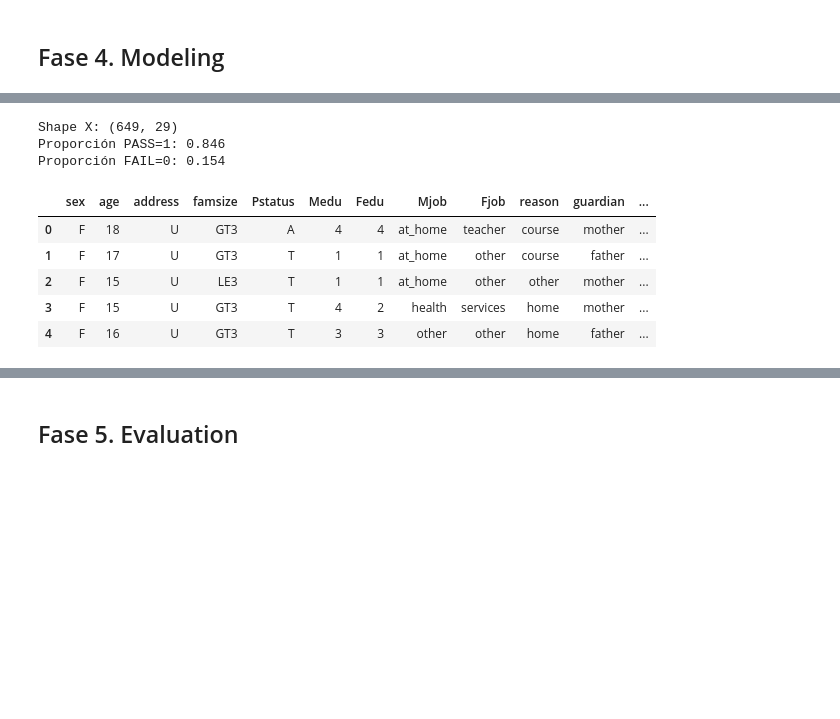
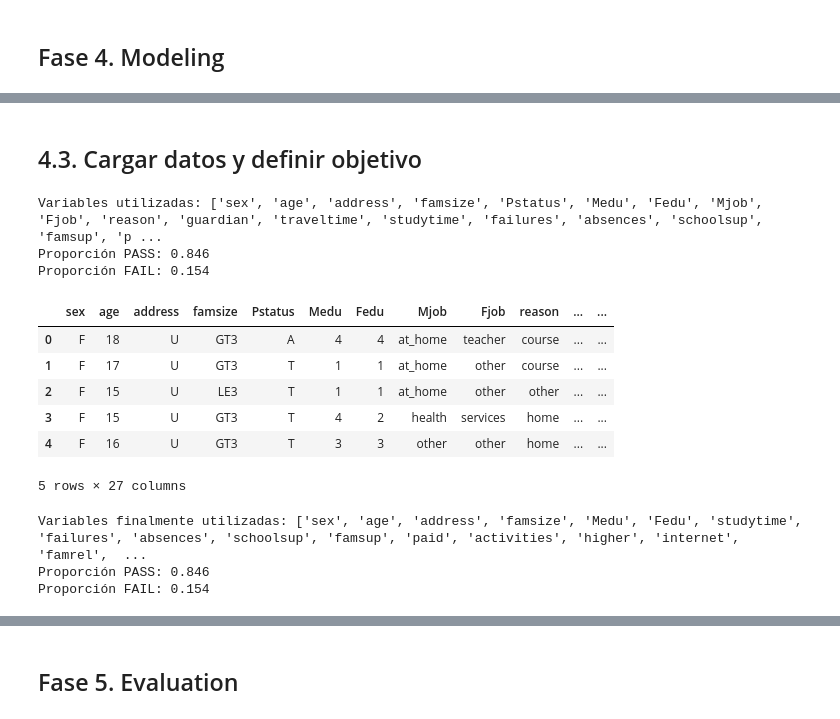
Before and after one commit to AlvaroXD12/demost, a Jupyter notebook: Habito_Estudiantil_Desempeño_CRISP-DM.ipynb, the cells around one changed output, grey strips where cells are left out. Drawn from its saved outputs; the diff is of its cells as text; code cells hidden in the pictures; blank space fills up the shorter version.

```diff
--- a/Habito_Estudiantil_Desempeño_CRISP-DM.ipynb
+++ b/Habito_Estudiantil_Desempeño_CRISP-DM.ipynb
@@ -1522,44 +1583,77 @@ Name: corr, dtype: float64
+# %% [markdown]
+## 4.3. Cargar datos y definir objetivo
 # %%
-# =========================================
+# ============================================
 # 1) Cargar datos y objetivo (PASS / FAIL)
-# =========================================
+# ============================================
 import os, warnings
 import numpy as np
 import pandas as pd
-import joblib
 warnings.filterwarnings("ignore")
 
 RANDOM_STATE = 42
 np.random.seed(RANDOM_STATE)
 
-DATA_FILE = "students_data_clean.csv"   # <-- tu archivo limpio
-TARGET    = "target_pass"               # 0 = FAIL, 1 = PASS
-
-assert os.path.exists(DATA_FILE), f"No se encuentra {DATA_FILE}"
+# Archivo ya limpio
+DATA_FILE = "students_data_clean.csv"
+TARGET     = "target_pass"   # 1 = PASS, 0 = FAIL
 
 # Cargar dataset limpio
 df = pd.read_csv(DATA_FILE)
 
-# y: variable objetivo binaria (ya está en 0/1, solo nos aseguramos que sea int)
+# --------------------------------------------
+# Eliminar variables NO aptas para colegio adventista
+# --------------------------------------------
+cols_to_drop = ["Dalc", "Walc", "goout"]  # alcohol + vida nocturna
+df = df.drop(columns=[c for c in cols_to_drop if c in df.columns])
+
+# --------------------------------------------
+# Definir X e y
+# --------------------------------------------
 y = df[TARGET].astype(int)
-
-# X: todas las variables explicativas (por ahora solo quitamos el target)
 X = df.drop(columns=[TARGET])
 
-print("Shape X:", X.shape)
-print("Proporción PASS=1:", (y == 1).mean().round(3))
-print("Proporción FAIL=0:", (y == 0).mean().round(3))
+print("Variables utilizadas:", list(X.columns))
+print("Proporción PASS:",  y.mean().round(3))
+print("Proporción FAIL:", (1 - y.mean()).round(3))
 
-# Vista rápida
 df.head()
 # %% [output]
-Shape X: (649, 29)
-Proporción PASS=1: 0.846
-Proporción FAIL=0: 0.154
+Variables utilizadas: ['sex', 'age', 'address', 'famsize', 'Pstatus', 'Medu', 'Fedu', 'Mjob', 'Fjob', 'reason', 'guardian', 'traveltime', 'studytime', 'failures', 'absences', 'schoolsup', 'famsup', 'p ...
+Proporción PASS: 0.846
+Proporción FAIL: 0.154
-|  | sex | age | address | famsize | Pstatus | Medu | Fedu | Mjob | Fjob | reason | guardian | ... |
-| 0 | F | 18 | U | GT3 | A | 4 | 4 | at_home | teacher | course | mother | ... |
-| 1 | F | 17 | U | GT3 | T | 1 | 1 | at_home | other | course | father | ... |
-| 2 | F | 15 | U | LE3 | T | 1 | 1 | at_home | other | other | mother | ... |
-| 3 | F | 15 | U | GT3 | T | 4 | 2 | health | services | home | mother | ... |
-| 4 | F | 16 | U | GT3 | T | 3 | 3 | other | other | home | father | ... |
+|  | sex | age | address | famsize | Pstatus | Medu | Fedu | Mjob | Fjob | reason | ... | ... |
+| 0 | F | 18 | U | GT3 | A | 4 | 4 | at_home | teacher | course | ... | ... |
+| 1 | F | 17 | U | GT3 | T | 1 | 1 | at_home | other | course | ... | ... |
+| 2 | F | 15 | U | LE3 | T | 1 | 1 | at_home | other | other | ... | ... |
+| 3 | F | 15 | U | GT3 | T | 4 | 2 | health | services | home | ... | ... |
+| 4 | F | 16 | U | GT3 | T | 3 | 3 | other | other | home | ... | ... |
+5 rows × 27 columns
+# %%
+# ============================================
+# 2 Selección de variables (versión adventista)
+# ============================================
+selected_features = [
+    "sex", "age", "address", "famsize",
+    "Medu", "Fedu",
+    "studytime", "failures", "absences",
+    "schoolsup", "famsup", "paid", "activities",
+    "higher", "internet",
+    "famrel", "freetime", "health"
+]
+
+# Quedarse solamente con estas variables
+df = df[selected_features + [TARGET]]
+
+# Definir X e y
+y = df[TARGET].astype(int)
+X = df.drop(columns=[TARGET])
+
+print("Variables finalmente utilizadas:", list(X.columns))
+print("Proporción PASS:",  y.mean().round(3))
+print("Proporción FAIL:", (1 - y.mean()).round(3))
+# %% [output]
+Variables finalmente utilizadas: ['sex', 'age', 'address', 'famsize', 'Medu', 'Fedu', 'studytime', 'failures', 'absences', 'schoolsup', 'famsup', 'paid', 'activities', 'higher', 'internet', 'famrel',  ...
+Proporción PASS: 0.846
+Proporción FAIL: 0.154
 # %%
```
Also changed, not shown: parts of 14 cells of this notebook.
